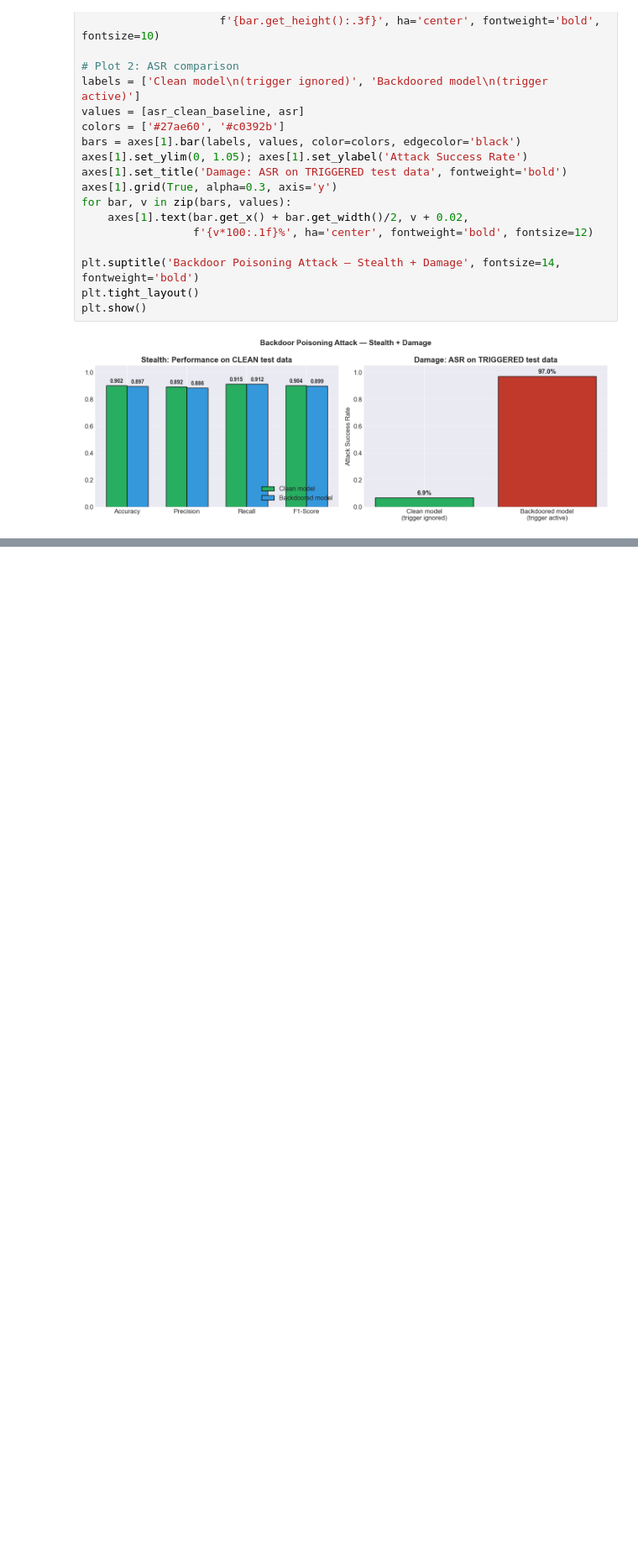
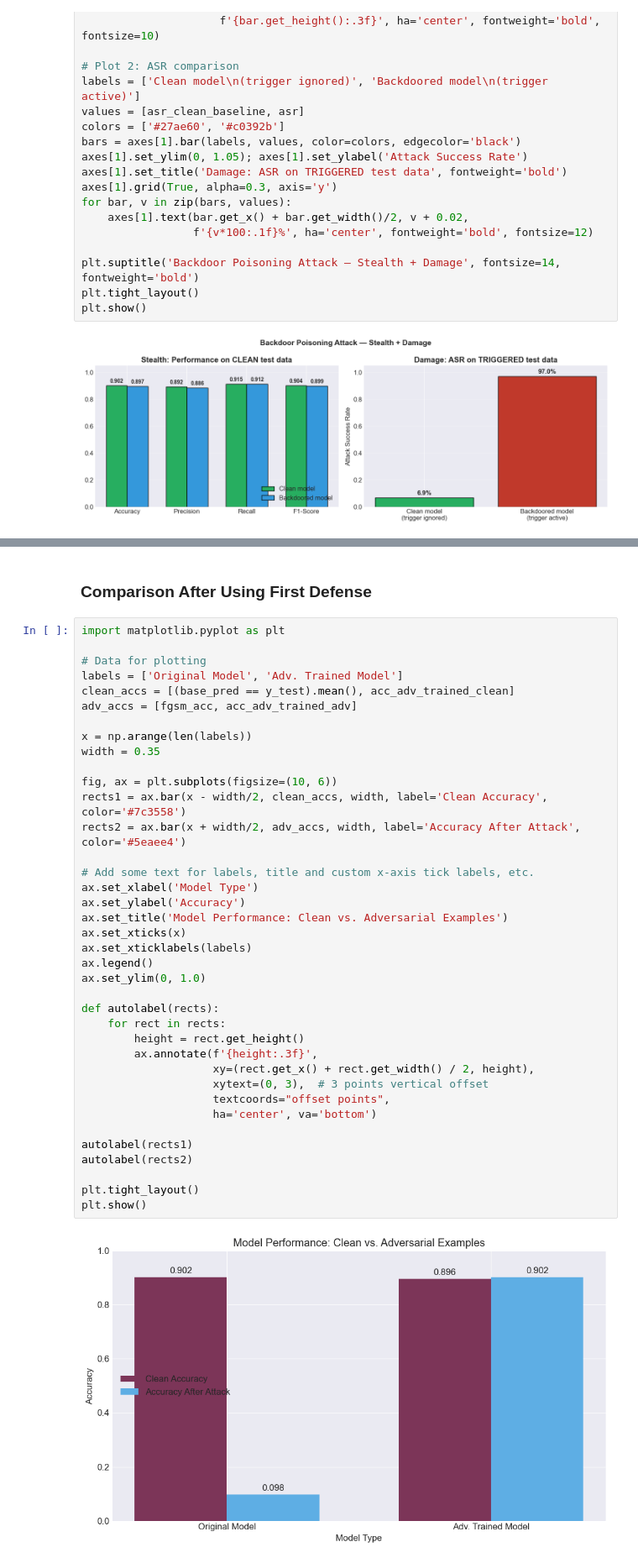
Before and after one commit to meskkkk/adversarial-text-attacks, a Jupyter notebook: adverasarial text attacks.ipynb, the cells around one changed output, grey strips where cells are left out. Shown at 84% size. Cells and saved outputs as stored; diff of their text form; blank space fills up the shorter version.

```diff
--- a/adverasarial text attacks.ipynb
+++ b/adverasarial text attacks.ipynb
@@ -995,0 +1099,42 @@ plt.show()
+# %% [markdown]
+### Comparison After Using First Defense
+# %%
+import matplotlib.pyplot as plt
+
+# Data for plotting
+labels = ['Original Model', 'Adv. Trained Model']
+clean_accs = [(base_pred == y_test).mean(), acc_adv_trained_clean]
+adv_accs = [fgsm_acc, acc_adv_trained_adv]
+
+x = np.arange(len(labels))
+width = 0.35
+
+fig, ax = plt.subplots(figsize=(10, 6))
+rects1 = ax.bar(x - width/2, clean_accs, width, label='Clean Accuracy', color='#7c3558')
+rects2 = ax.bar(x + width/2, adv_accs, width, label='Accuracy After Attack', color='#5eaee4')
+
+# Add some text for labels, title and custom x-axis tick labels, etc.
+ax.set_xlabel('Model Type')
+ax.set_ylabel('Accuracy')
+ax.set_title('Model Performance: Clean vs. Adversarial Examples')
+ax.set_xticks(x)
+ax.set_xticklabels(labels)
+ax.legend()
+ax.set_ylim(0, 1.0)
+
+def autolabel(rects):
+    for rect in rects:
+        height = rect.get_height()
+        ax.annotate(f'{height:.3f}',
+                    xy=(rect.get_x() + rect.get_width() / 2, height),
+                    xytext=(0, 3),  # 3 points vertical offset
+                    textcoords="offset points",
+                    ha='center', va='bottom')
+
+autolabel(rects1)
+autolabel(rects2)
+
+plt.tight_layout()
+plt.show()
+# %% [output]
+[figure, added]
```
Also changed, not shown: parts of 12 cells of this notebook.
